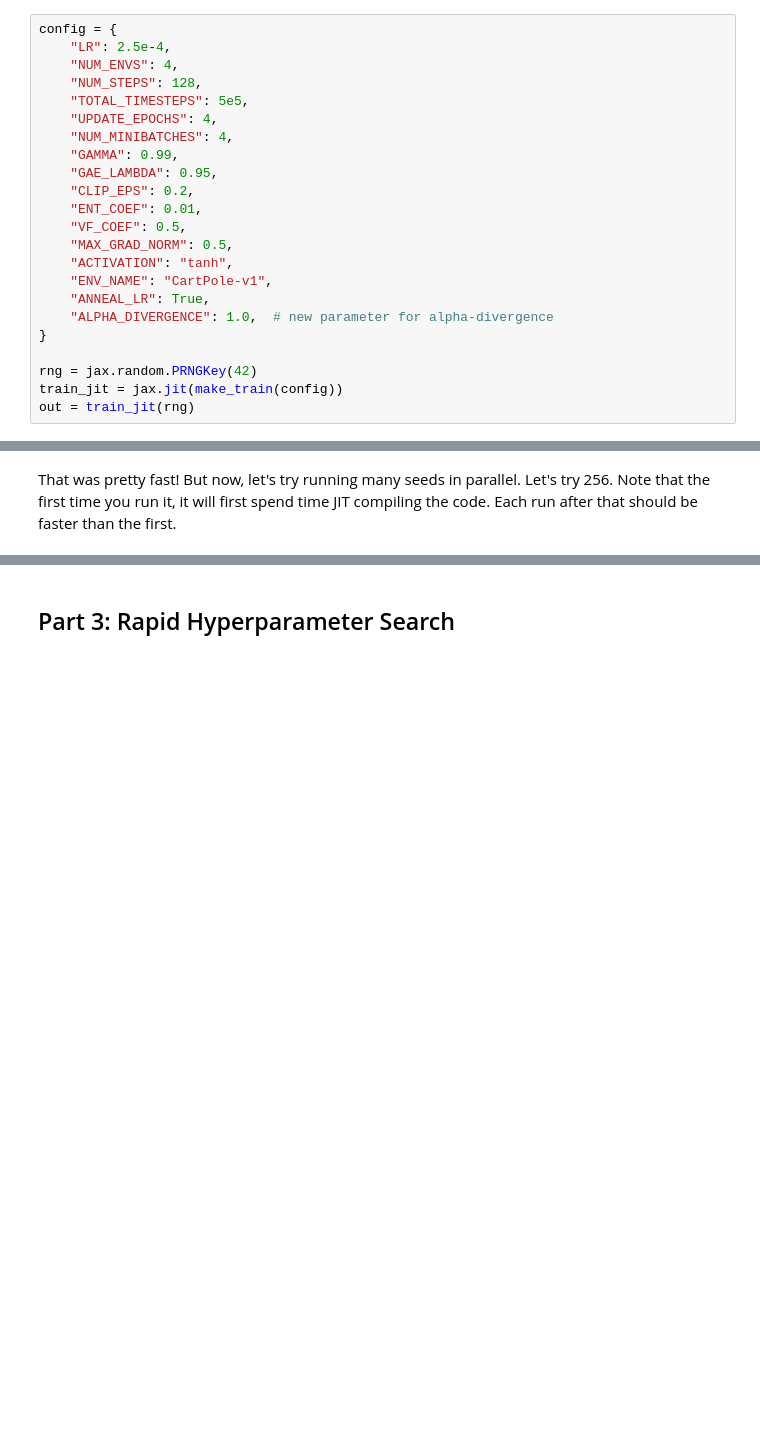
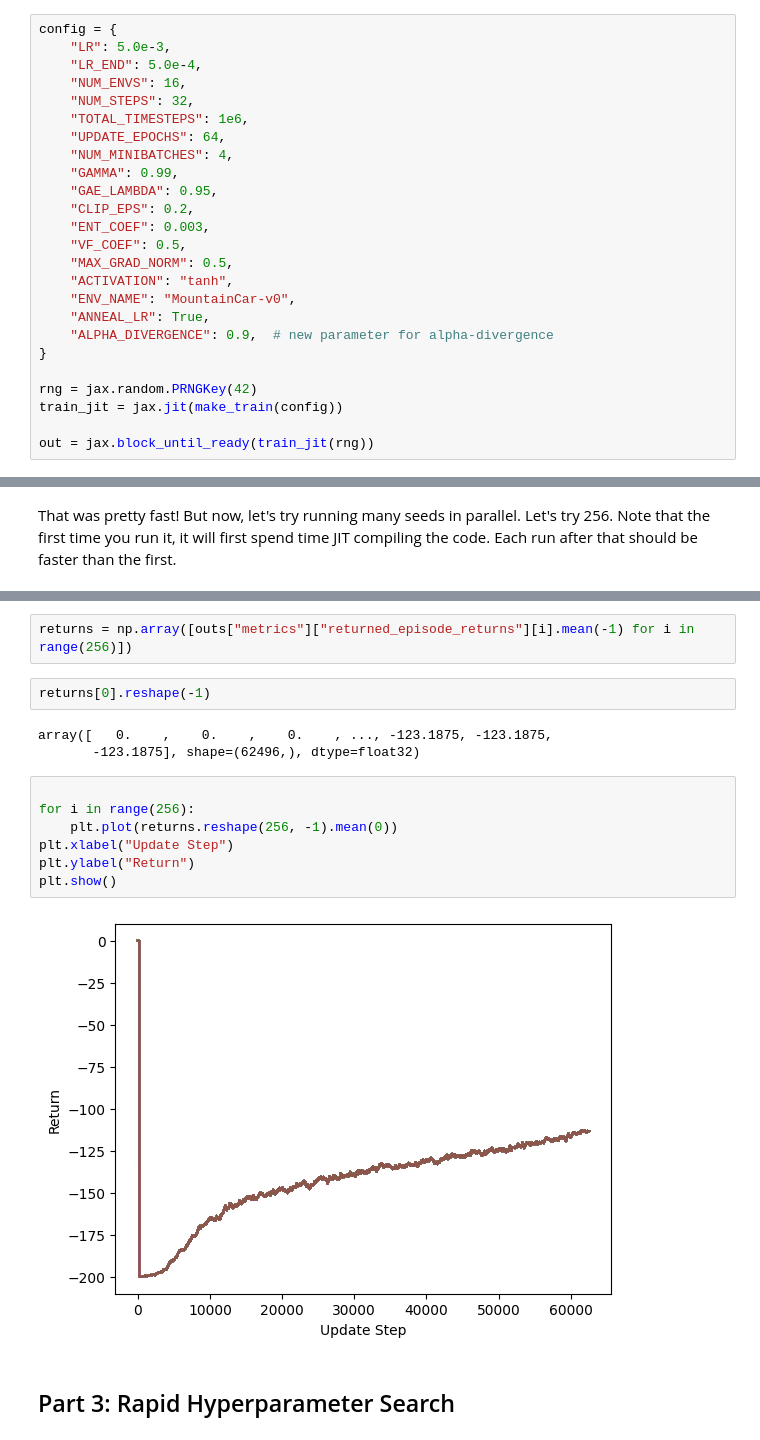
Before and after one commit to Labbi-Safwan/f-regularised-policy-gradient, a Jupyter notebook: deeprl/walkthrough.ipynb, the cells around one changed output, grey strips where cells are left out. Drawn from its saved outputs; the diff is of its cells as text; blank space fills up the shorter version.

```diff
--- a/deeprl/walkthrough.ipynb
+++ b/deeprl/walkthrough.ipynb
@@ -292,24 +308,26 @@ def make_train(config):
 Let's try running one instance of CartPole-v1!
 # %%
 config = {
-    "LR": 2.5e-4,
-    "NUM_ENVS": 4,
-    "NUM_STEPS": 128,
-    "TOTAL_TIMESTEPS": 5e5,
-    "UPDATE_EPOCHS": 4,
+    "LR": 5.0e-3,
+    "LR_END": 5.0e-4,
+    "NUM_ENVS": 16,
+    "NUM_STEPS": 32,
+    "TOTAL_TIMESTEPS": 1e6,
+    "UPDATE_EPOCHS": 64,
     "NUM_MINIBATCHES": 4,
     "GAMMA": 0.99,
     "GAE_LAMBDA": 0.95,
     "CLIP_EPS": 0.2,
-    "ENT_COEF": 0.01,
+    "ENT_COEF": 0.003,
     "VF_COEF": 0.5,
     "MAX_GRAD_NORM": 0.5,
     "ACTIVATION": "tanh",
-    "ENV_NAME": "CartPole-v1",
+    "ENV_NAME": "MountainCar-v0",
     "ANNEAL_LR": True,
-    "ALPHA_DIVERGENCE": 1.0,  # new parameter for alpha-divergence
+    "ALPHA_DIVERGENCE": 0.9,  # new parameter for alpha-divergence
 }
 
 rng = jax.random.PRNGKey(42)
 train_jit = jax.jit(make_train(config))
-out = train_jit(rng)
+
+out = jax.block_until_ready(train_jit(rng))
@@ -345,3 +369,19 @@ plt.show()
+# %%
+returns = np.array([outs["metrics"]["returned_episode_returns"][i].mean(-1) for i in range(256)])
+# %%
+returns[0].reshape(-1)
+# %% [output]
+array([   0.    ,    0.    ,    0.    , ..., -123.1875, -123.1875,
+       -123.1875], shape=(62496,), dtype=float32)
+# %%
+
+for i in range(256):
+    plt.plot(returns.reshape(256, -1).mean(0))
+plt.xlabel("Update Step")
+plt.ylabel("Return")
+plt.show()
+# %% [output]
+[figure, added]
 # %% [markdown]
 ## Part 3: Rapid Hyperparameter Search
 # %% [markdown]
```
Also changed, not shown: parts of 10 cells of this notebook, 1 other file.
